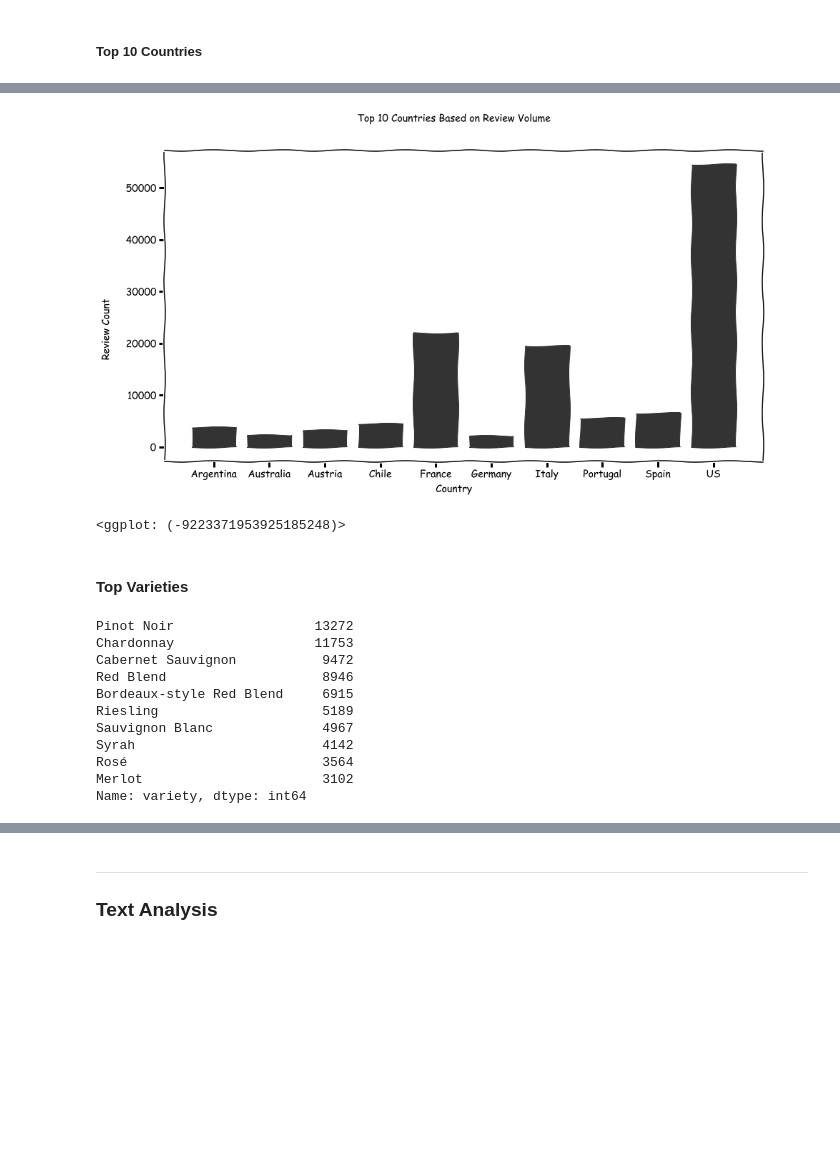
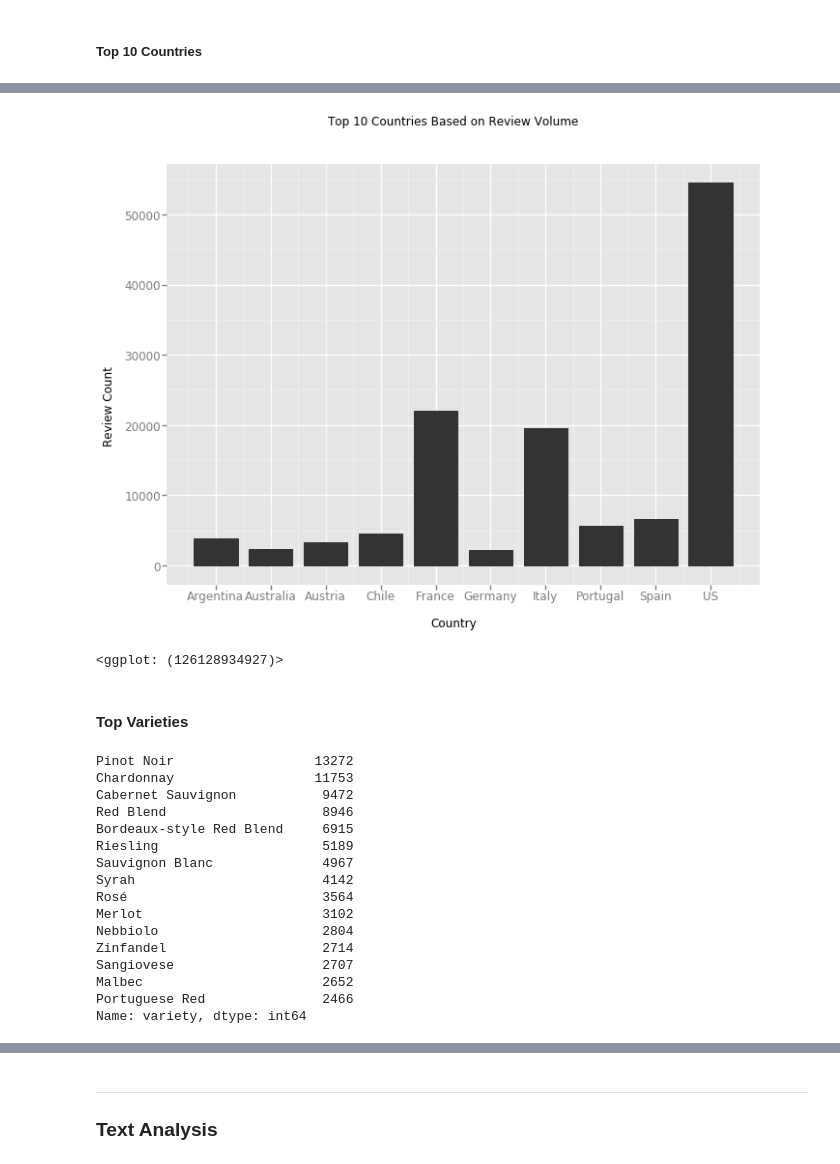
Before and after one commit to cryaa/wineReview, a Jupyter notebook: wineAnalysis.ipynb, the cells around one changed output, grey strips where cells are left out. Saved outputs shown, nothing was run; the diff lists cells and outputs as text; code cells hidden in the pictures; blank space fills up the shorter version.

```diff
--- a/wineAnalysis.ipynb
+++ b/wineAnalysis.ipynb
@@ -22,5 +25,5 @@ print(sys.version)
 # %%
-base = pd.read_csv('~/Documents/Fordham/Text Analytics/Group Project/wineReview/winemag-data-130k-v2.txt',sep='\t')
+base = pd.read_csv('~/Documents/Fordham/Text Analytics/Group Project/wineReviewGit/winemag-data-130k-v2.txt',sep='\t')
 # %%
 base.info()
 # %% [output]
@@ -81,20 +109,19 @@ Name: country, dtype: int64
 # %%
 mpl.rcParams["figure.figsize"] = "15, 8"
 ggplot(aes(x='factor(country)'), data=topCountry) + \
      geom_bar() + \
      xlab('Country') +\
      ylab('Review Count') +\
-     ggtitle('Top 10 Countries Based on Review Volume') +\
-     theme_xkcd()
+     ggtitle('Top 10 Countries Based on Review Volume')
 # %% [output]
-[figure, old version]
+[figure, new version]
-<ggplot: (-9223371953925185248)>
+<ggplot: (126128934927)>
 # %% [markdown]
 #### Top Varieties
 # %%
 topVarietyL = base['variety'].value_counts(ascending=False).reset_index().head(10)['index'].tolist()
 topVariety = base[(base['variety'].isin(topVarietyL))]
-base['variety'].value_counts(ascending=False).head(10)
+base['variety'].value_counts(ascending=False).head(15)
 # %% [output]
 Pinot Noir                  13272
 Chardonnay                  11753
@@ -106,6 +133,11 @@ Sauvignon Blanc              4967
 Syrah                        4142
 Rosé                         3564
 Merlot                       3102
+Nebbiolo                     2804
+Zinfandel                    2714
+Sangiovese                   2707
+Malbec                       2652
+Portuguese Red               2466
 Name: variety, dtype: int64
 # %%
 mpl.rcParams["figure.figsize"] = "30, 8"
```
Also changed, not shown: parts of 33 cells of this notebook.
